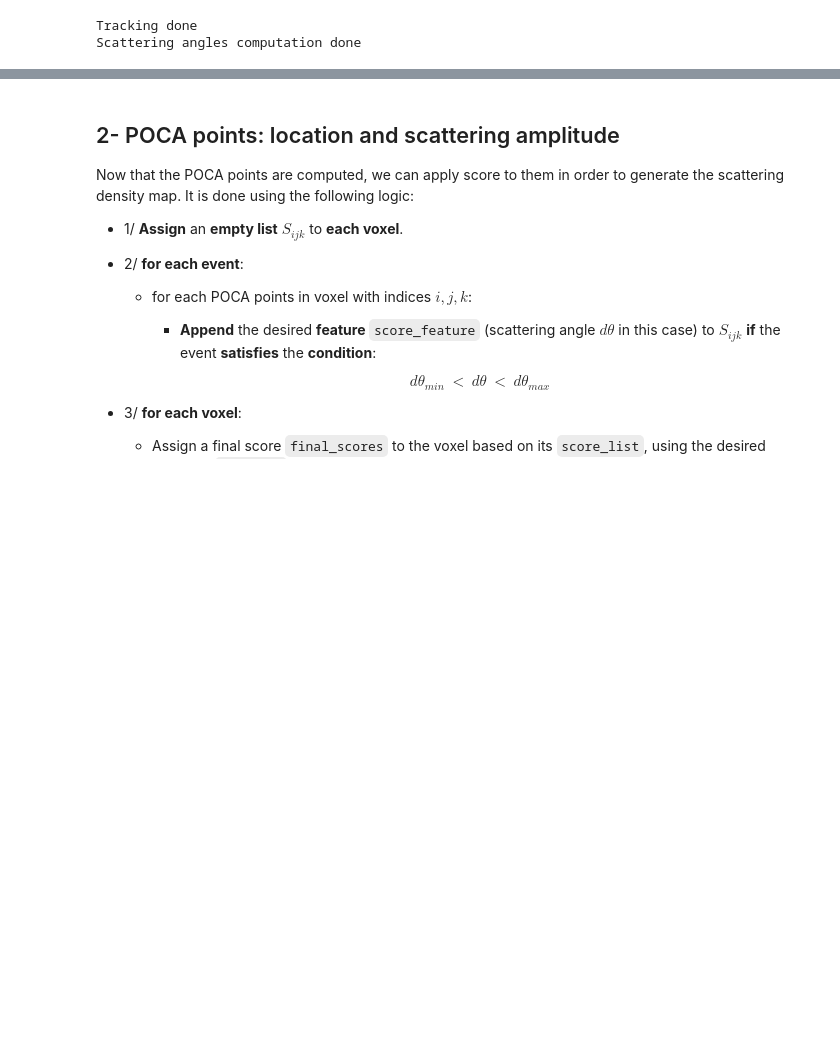
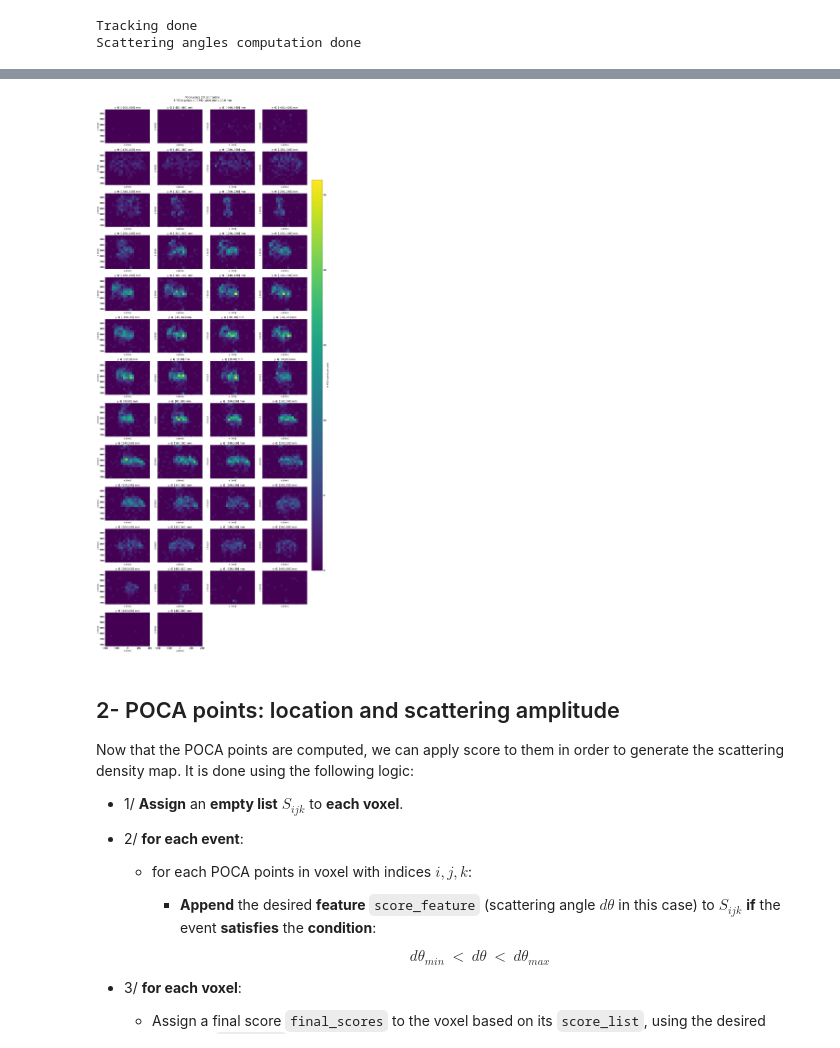
Before and after one commit to MaximeLagrange/Muograph, a Jupyter notebook: tutorials/tuto_2_POCA.ipynb, the cells around one changed output, grey strips where cells are left out. Cells and saved outputs as stored; diff of their text form; code cells hidden in the pictures; blank space fills up the shorter version.

```diff
--- a/tutorials/tuto_2_POCA.ipynb
+++ b/tutorials/tuto_2_POCA.ipynb
@@ -73,3 +96,14 @@ plot_POCA_points_multi_projection(POCA_points = poca.POCA_points,
+# %%
+plot_poca_points_by_voi_slice(poca_points=poca.POCA_points,
+                              VOI=VOI,
+                              dim=1, #dim=2: x axis
+                              ncols=4, # figure with 4 columns
+                              scale_binning=1., # 1 pixel is 1 voxel size
+                              filename=None,
+                              axis_label_all=True,
+                              fontsize=14)
+# %% [output]
+[figure, added]
 # %% [markdown]
 ## 2- POCA points: location and scattering amplitude
 
```
Also changed, not shown: parts of 14 cells of this notebook, 4 other files.
